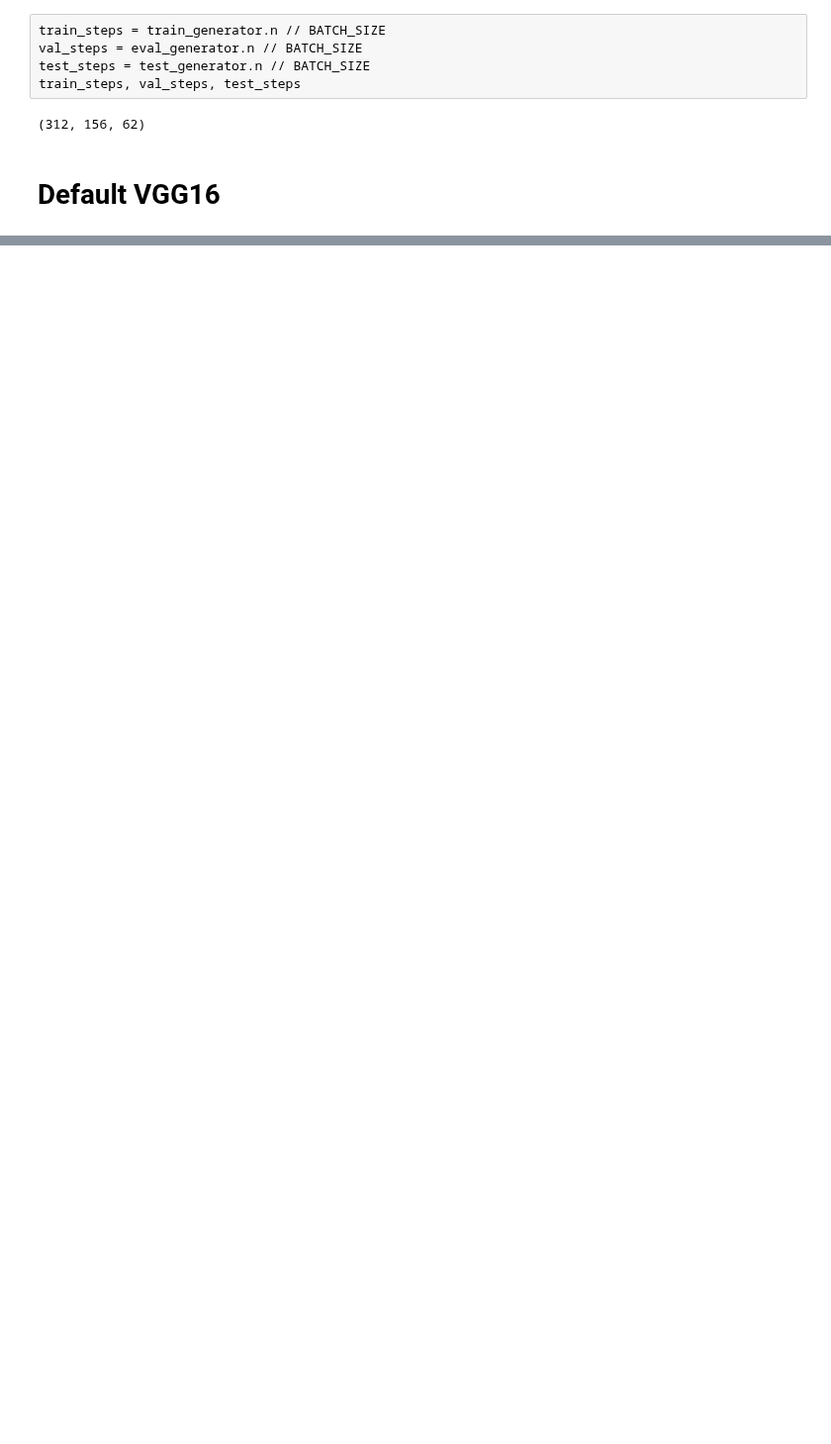
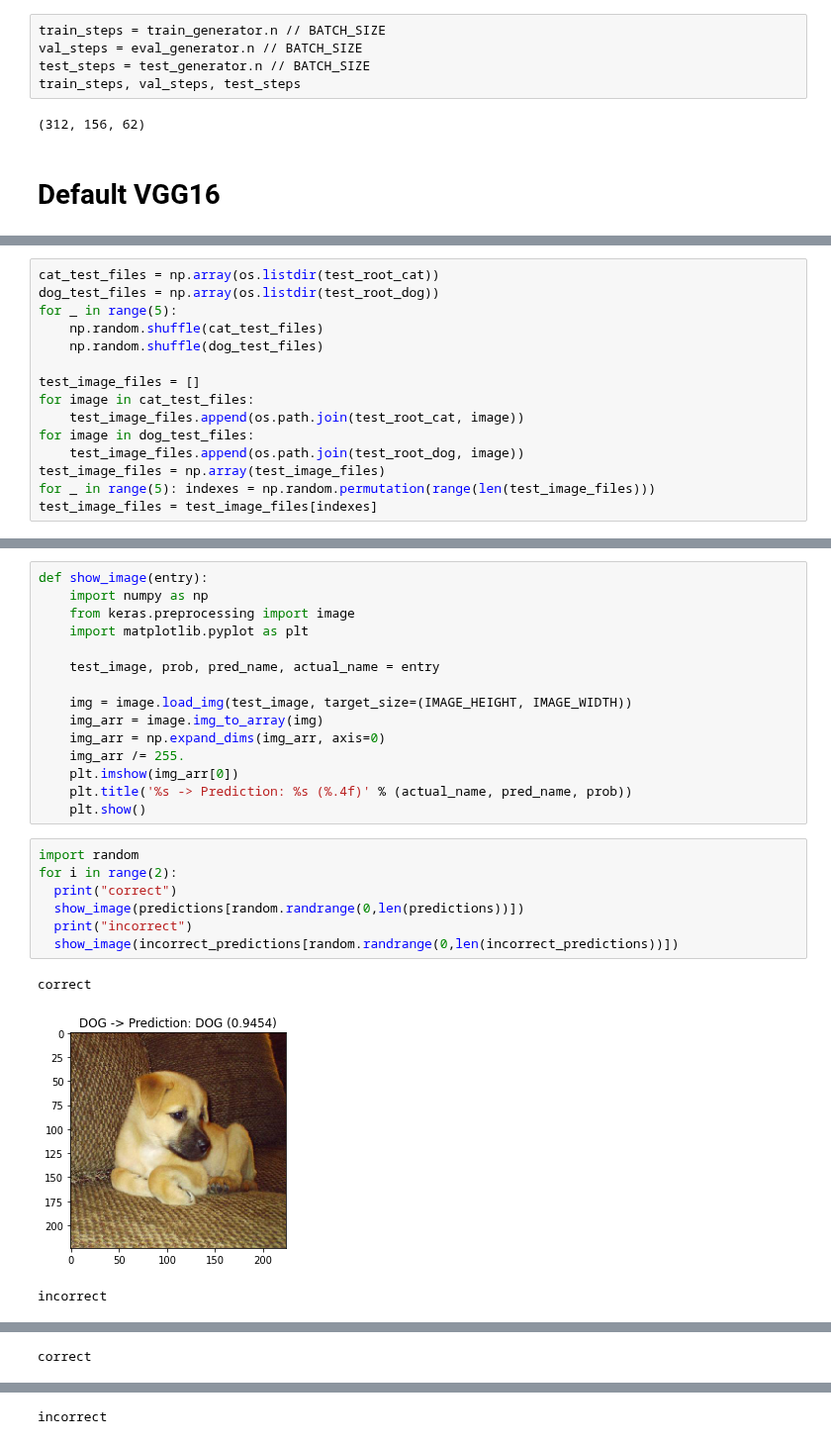
Before and after one commit to 4nchez/Colab-Jupiter, a Jupyter notebook: 최종코드.ipynb, the cells around one changed output, grey strips where cells are left out. Shown at 99% size. Saved outputs shown, nothing was run; the diff lists cells and outputs as text; blank space fills up the shorter version.

```diff
--- a/최종코드.ipynb
+++ b/최종코드.ipynb
@@ -361,0 +380,15 @@ Saved model to files /content/파일명.json and /content/파일명.h5
+# %%
+cat_test_files = np.array(os.listdir(test_root_cat))
+dog_test_files = np.array(os.listdir(test_root_dog))
+for _ in range(5):
+    np.random.shuffle(cat_test_files)
+    np.random.shuffle(dog_test_files)
+
+test_image_files = []
+for image in cat_test_files:
+    test_image_files.append(os.path.join(test_root_cat, image))
+for image in dog_test_files:
+    test_image_files.append(os.path.join(test_root_dog, image))
+test_image_files = np.array(test_image_files)
+for _ in range(5): indexes = np.random.permutation(range(len(test_image_files)))
+test_image_files = test_image_files[indexes]
@@ -361,0 +425,26 @@ Saved model to files /content/파일명.json and /content/파일명.h5
+# %%
+def show_image(entry):
+    import numpy as np
+    from keras.preprocessing import image
+    import matplotlib.pyplot as plt
+
+    test_image, prob, pred_name, actual_name = entry
+
+    img = image.load_img(test_image, target_size=(IMAGE_HEIGHT, IMAGE_WIDTH))
+    img_arr = image.img_to_array(img)
+    img_arr = np.expand_dims(img_arr, axis=0)
+    img_arr /= 255.
+    plt.imshow(img_arr[0])
+    plt.title('%s -> Prediction: %s (%.4f)' % (actual_name, pred_name, prob))
+    plt.show()
+# %%
+import random
+for i in range(2):
+  print("correct")
+  show_image(predictions[random.randrange(0,len(predictions))])
+  print("incorrect")
+  show_image(incorrect_predictions[random.randrange(0,len(incorrect_predictions))])
+# %% [output]
+correct
+[figure, added]
+incorrect
@@ -361,0 +452 @@ Saved model to files /content/파일명.json and /content/파일명.h5
+correct
@@ -361,0 +454 @@ Saved model to files /content/파일명.json and /content/파일명.h5
+incorrect
```
Also changed, not shown: parts of 15 cells of this notebook.
